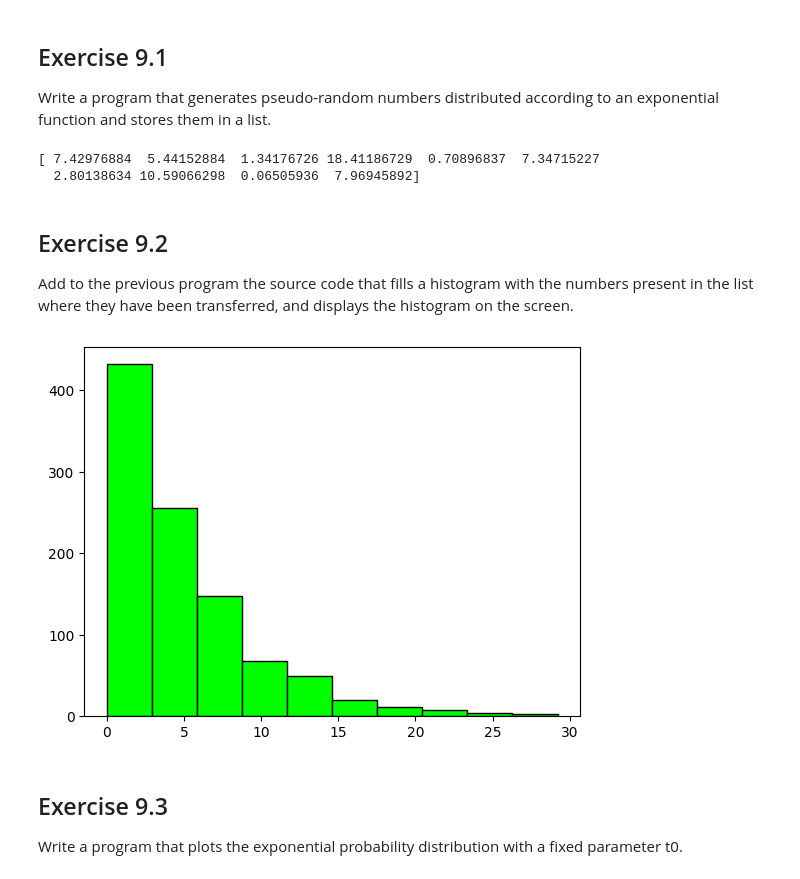
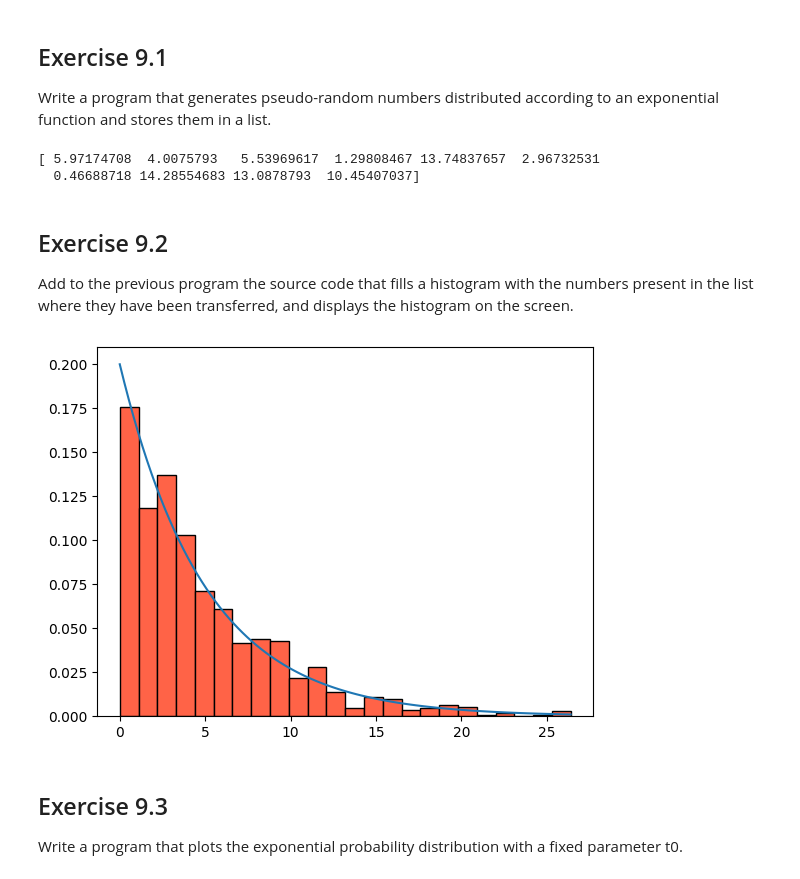
Before and after one commit to CarminatiGiovanni/LaboratorioCalcoloEStatistica, a Jupyter notebook: exercises_9_271123.ipynb, the cells around one changed output. Drawn from its saved outputs; the diff is of its cells as text; code cells hidden in the pictures.

```diff
--- a/exercises_9_271123.ipynb
+++ b/exercises_9_271123.ipynb
@@ -12,23 +13,28 @@ def expon_random(tau,N):
     if tau == 0: return np.zeros(N)
     return -tau*np.log(1-np.random.rand(N))
 
-rand_expon_numbers = expon_random(5,10)
+t0 = 5
+rand_expon_numbers = expon_random(t0,10)
 print(rand_expon_numbers)
 # %% [output]
-[ 7.42976884  5.44152884  1.34176726 18.41186729  0.70896837  7.34715227
-  2.80138634 10.59066298  0.06505936  7.96945892]
+[ 5.97174708  4.0075793   5.53969617  1.29808467 13.74837657  2.96732531
+  0.46688718 14.28554683 13.0878793  10.45407037]
 # %% [markdown]
 ## Exercise 9.2
 Add to the previous program the source code that fills a histogram with the numbers present in the list where they have been transferred, and displays the histogram on the screen.
-# %%
-def display_exp_hist(tau,N):
-  X = expon_random(tau,N)
-  plt.hist(X,color='lime',edgecolor='black')
-  plt.show()
-
-display_exp_hist(5,1000)
-# %% [output]
-[figure, removed]
+# %%
+from mylib.radom_numbers import rand_expon as rexp
+
+def display_exp_hist(tau,N):
+  rand_expon_numbers = rexp(tau,N)
+  X = np.linspace(min(rand_expon_numbers),max(rand_expon_numbers),100)
+  plt.hist(rand_expon_numbers, bins=sturges(N), density=True, edgecolor='black', color='tomato')
+  plt.plot(X,sc.expon.pdf(X, scale=tau))
+  plt.show()
+
+display_exp_hist(5,1000)
+# %% [output]
+[figure, added]
 # %% [markdown]
 ## Exercise 9.3
 Write a program that plots the exponential probability distribution with a fixed parameter t0.
```
Also changed, not shown: parts of 8 cells of this notebook, 1 other file.
